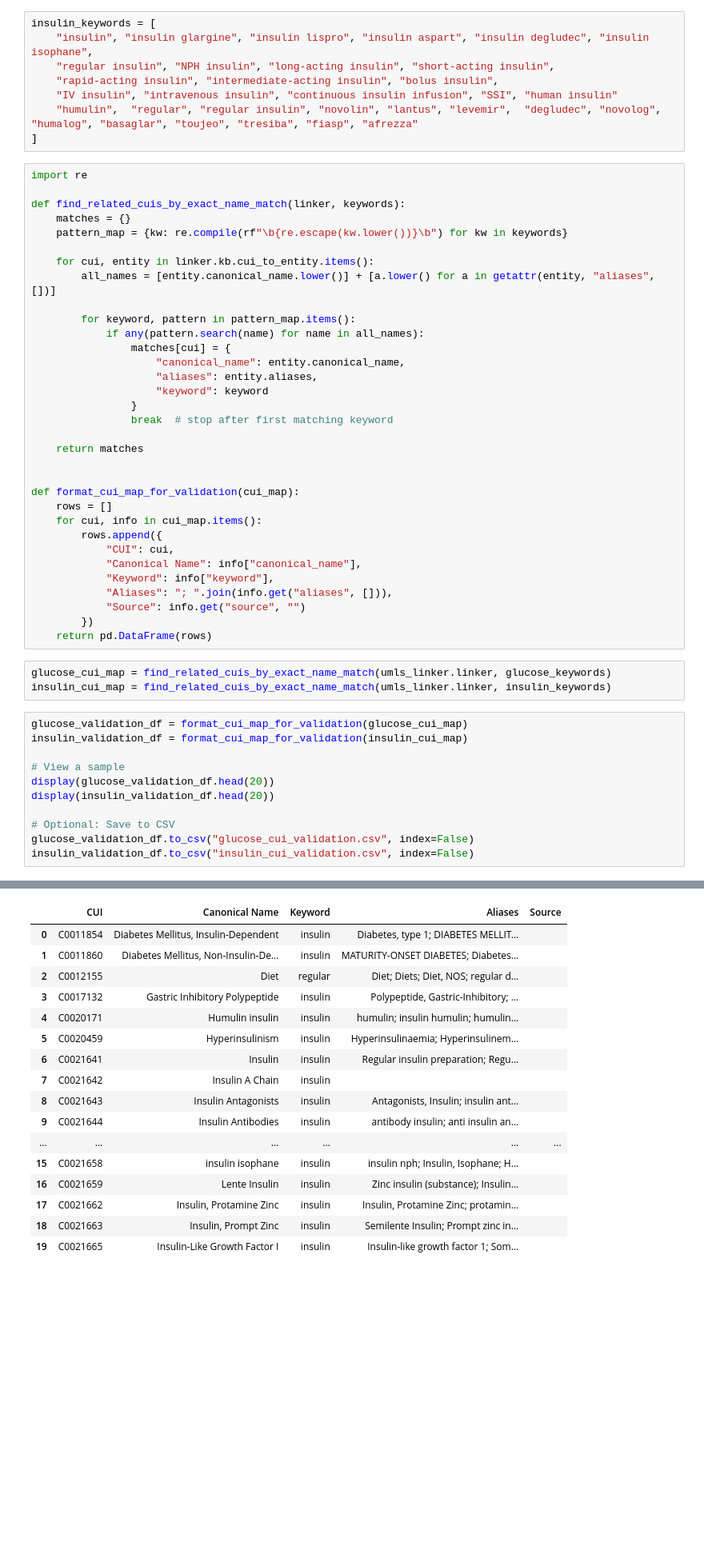
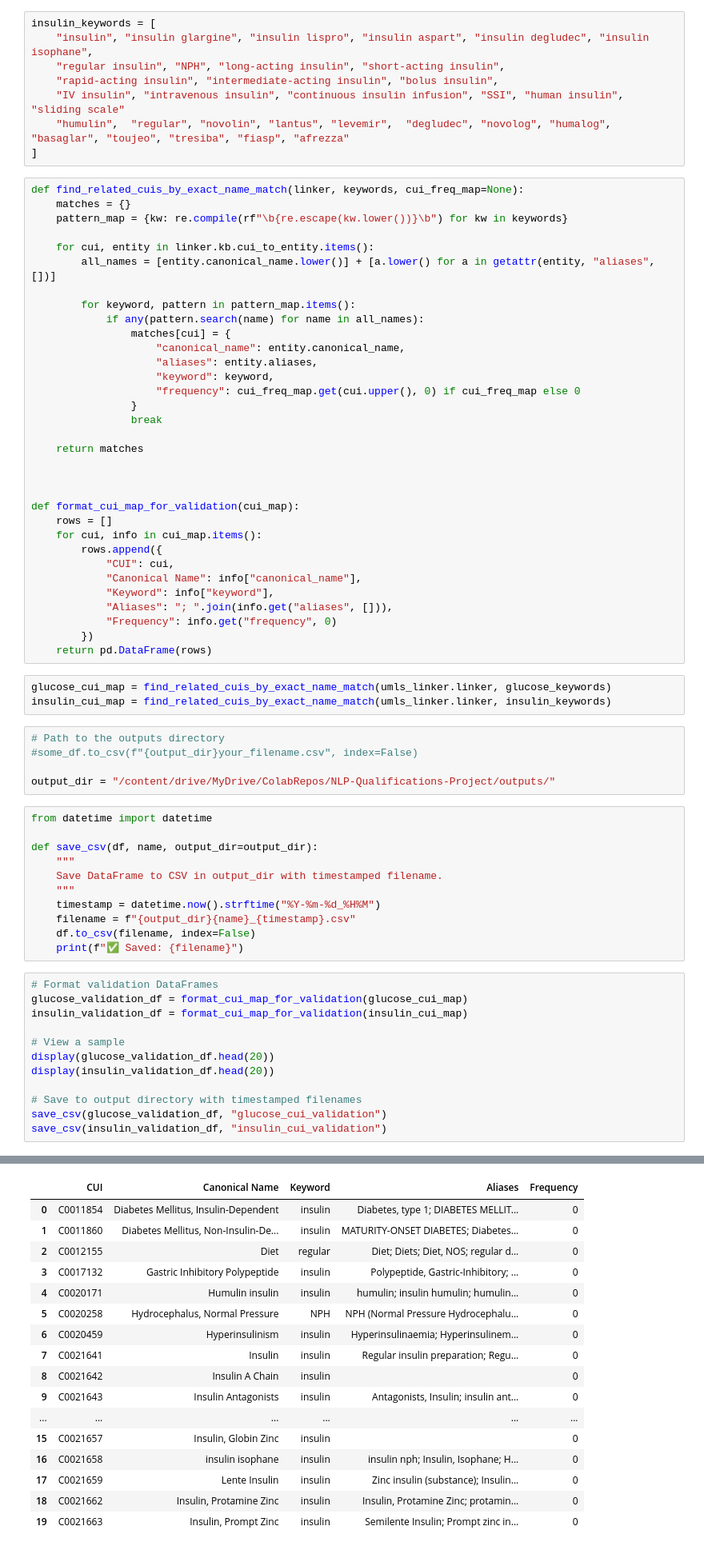
Before and after one commit to April-Taylor/NLP-Qualifications-Project, a Jupyter notebook: Revised_Paired_MIMIC_NLP_ATaylor_Project.ipynb, the cells around one changed output, grey strips where cells are left out. Shown at 80% size. Cells and saved outputs as stored; diff of their text form; blank space fills up the shorter version.

```diff
--- a/Revised_Paired_MIMIC_NLP_ATaylor_Project.ipynb
+++ b/Revised_Paired_MIMIC_NLP_ATaylor_Project.ipynb
@@ -1790,15 +1806,13 @@ glucose_keywords = [
 # %%
 insulin_keywords = [
     "insulin", "insulin glargine", "insulin lispro", "insulin aspart", "insulin degludec", "insulin isophane",
-    "regular insulin", "NPH insulin", "long-acting insulin", "short-acting insulin",
+    "regular insulin", "NPH", "long-acting insulin", "short-acting insulin",
     "rapid-acting insulin", "intermediate-acting insulin", "bolus insulin",
-    "IV insulin", "intravenous insulin", "continuous insulin infusion", "SSI", "human insulin"
-    "humulin",  "regular", "regular insulin", "novolin", "lantus", "levemir",  "degludec", "novolog", "humalog", "basaglar", "toujeo", "tresiba", "fiasp", "afrezza"
+    "IV insulin", "intravenous insulin", "continuous insulin infusion", "SSI", "human insulin", "sliding scale"
+    "humulin",  "regular", "novolin", "lantus", "levemir",  "degludec", "novolog", "humalog", "basaglar", "toujeo", "tresiba", "fiasp", "afrezza"
 ]
 # %%
-import re
-
-def find_related_cuis_by_exact_name_match(linker, keywords):
+def find_related_cuis_by_exact_name_match(linker, keywords, cui_freq_map=None):
     matches = {}
     pattern_map = {kw: re.compile(rf"\b{re.escape(kw.lower())}\b") for kw in keywords}
 
@@ -1810,11 +1824,13 @@ def find_related_cuis_by_exact_name_match(linker, keywords):
                 matches[cui] = {
                     "canonical_name": entity.canonical_name,
                     "aliases": entity.aliases,
-                    "keyword": keyword
+                    "keyword": keyword,
+                    "frequency": cui_freq_map.get(cui.upper(), 0) if cui_freq_map else 0
                 }
-                break  # stop after first matching keyword
+                break
 
     return matches
+
 
 
 def format_cui_map_for_validation(cui_map):
@@ -1825,13 +1841,30 @@ def format_cui_map_for_validation(cui_map):
             "Canonical Name": info["canonical_name"],
             "Keyword": info["keyword"],
             "Aliases": "; ".join(info.get("aliases", [])),
-            "Source": info.get("source", "")
+            "Frequency": info.get("frequency", 0)
         })
     return pd.DataFrame(rows)
 # %%
 glucose_cui_map = find_related_cuis_by_exact_name_match(umls_linker.linker, glucose_keywords)
 insulin_cui_map = find_related_cuis_by_exact_name_match(umls_linker.linker, insulin_keywords)
+# %%
+# Path to the outputs directory
+#some_df.to_csv(f"{output_dir}your_filename.csv", index=False)
+
+output_dir = "/content/drive/MyDrive/ColabRepos/NLP-Qualifications-Project/outputs/"
+# %%
+from datetime import datetime
+
+def save_csv(df, name, output_dir=output_dir):
+    """
+    Save DataFrame to CSV in output_dir with timestamped filename.
+    """
+    timestamp = datetime.now().strftime("%Y-%m-%d_%H%M")
+    filename = f"{output_dir}{name}_{timestamp}.csv"
+    df.to_csv(filename, index=False)
+    print(f"✅ Saved: {filename}")
 # %%
+# Format validation DataFrames
 glucose_validation_df = format_cui_map_for_validation(glucose_cui_map)
 insulin_validation_df = format_cui_map_for_validation(insulin_cui_map)
 
@@ -1839,7 +1872,7 @@ insulin_validation_df = format_cui_map_for_validation(insulin_cui_map)
 display(glucose_validation_df.head(20))
 display(insulin_validation_df.head(20))
 
-# Optional: Save to CSV
-glucose_validation_df.to_csv("glucose_cui_validation.csv", index=False)
-insulin_validation_df.to_csv("insulin_cui_validation.csv", index=False)
+# Save to output directory with timestamped filenames
+save_csv(glucose_validation_df, "glucose_cui_validation")
+save_csv(insulin_validation_df, "insulin_cui_validation")
 # %% [output]
@@ -1863,17 +1896,17 @@ insulin_validation_df.to_csv("insulin_cui_validation.csv", index=False)
-|  | CUI | Canonical Name | Keyword | Aliases | Source |
-| 0 | C0011854 | Diabetes Mellitus, Insulin-Dependent | insulin | Diabetes, type 1; DIABETES MELLIT... |  |
-| 1 | C0011860 | Diabetes Mellitus, Non-Insulin-De... | insulin | MATURITY-ONSET DIABETES; Diabetes... |  |
-| 2 | C0012155 | Diet | regular | Diet; Diets; Diet, NOS; regular d... |  |
-| 3 | C0017132 | Gastric Inhibitory Polypeptide | insulin | Polypeptide, Gastric-Inhibitory; ... |  |
-| 4 | C0020171 | Humulin insulin | insulin | humulin; insulin humulin; humulin... |  |
-| 5 | C0020459 | Hyperinsulinism | insulin | Hyperinsulinaemia; Hyperinsulinem... |  |
-| 6 | C0021641 | Insulin | insulin | Regular insulin preparation; Regu... |  |
-| 7 | C0021642 | Insulin A Chain | insulin |  |  |
-| 8 | C0021643 | Insulin Antagonists | insulin | Antagonists, Insulin; insulin ant... |  |
-| 9 | C0021644 | Insulin Antibodies | insulin | antibody insulin; anti insulin an... |  |
+|  | CUI | Canonical Name | Keyword | Aliases | Frequency |
+| 0 | C0011854 | Diabetes Mellitus, Insulin-Dependent | insulin | Diabetes, type 1; DIABETES MELLIT... | 0 |
+| 1 | C0011860 | Diabetes Mellitus, Non-Insulin-De... | insulin | MATURITY-ONSET DIABETES; Diabetes... | 0 |
+| 2 | C0012155 | Diet | regular | Diet; Diets; Diet, NOS; regular d... | 0 |
+| 3 | C0017132 | Gastric Inhibitory Polypeptide | insulin | Polypeptide, Gastric-Inhibitory; ... | 0 |
+| 4 | C0020171 | Humulin insulin | insulin | humulin; insulin humulin; humulin... | 0 |
+| 5 | C0020258 | Hydrocephalus, Normal Pressure | NPH | NPH (Normal Pressure Hydrocephalu... | 0 |
+| 6 | C0020459 | Hyperinsulinism | insulin | Hyperinsulinaemia; Hyperinsulinem... | 0 |
+| 7 | C0021641 | Insulin | insulin | Regular insulin preparation; Regu... | 0 |
+| 8 | C0021642 | Insulin A Chain | insulin |  | 0 |
+| 9 | C0021643 | Insulin Antagonists | insulin | Antagonists, Insulin; insulin ant... | 0 |
 | ... | ... | ... | ... | ... | ... |
-| 15 | C0021658 | insulin isophane | insulin | insulin nph; Insulin, Isophane; H... |  |
-| 16 | C0021659 | Lente Insulin | insulin | Zinc insulin (substance); Insulin... |  |
-| 17 | C0021662 | Insulin, Protamine Zinc | insulin | Insulin, Protamine Zinc; protamin... |  |
-| 18 | C0021663 | Insulin, Prompt Zinc | insulin | Semilente Insulin; Prompt zinc in... |  |
-| 19 | C0021665 | Insulin-Like Growth Factor I | insulin | Insulin-like growth factor 1; Som... |  |
+| 15 | C0021657 | Insulin, Globin Zinc | insulin |  | 0 |
+| 16 | C0021658 | insulin isophane | insulin | insulin nph; Insulin, Isophane; H... | 0 |
+| 17 | C0021659 | Lente Insulin | insulin | Zinc insulin (substance); Insulin... | 0 |
+| 18 | C0021662 | Insulin, Protamine Zinc | insulin | Insulin, Protamine Zinc; protamin... | 0 |
+| 19 | C0021663 | Insulin, Prompt Zinc | insulin | Semilente Insulin; Prompt zinc in... | 0 |
```
Also changed, not shown: parts of 44 cells of this notebook, 29 other files.
